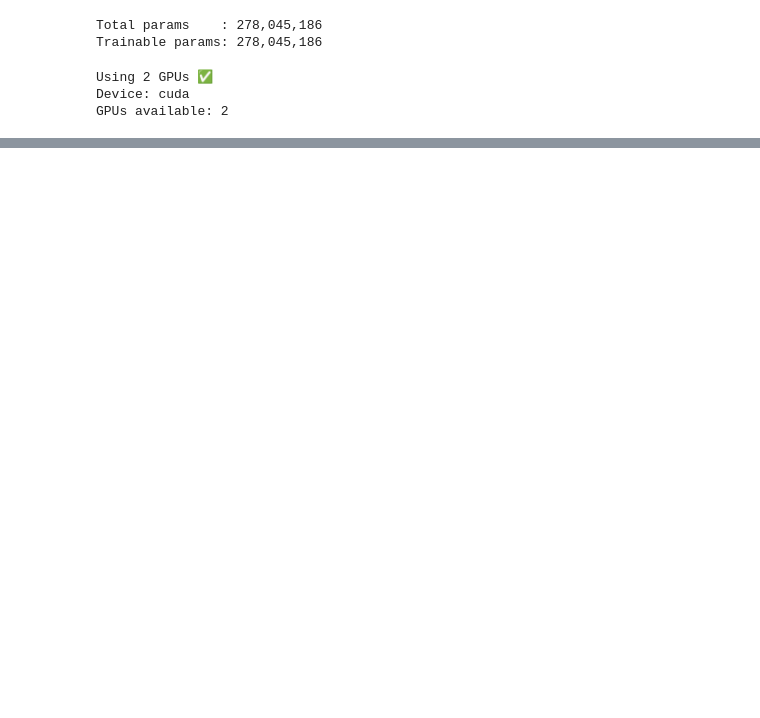
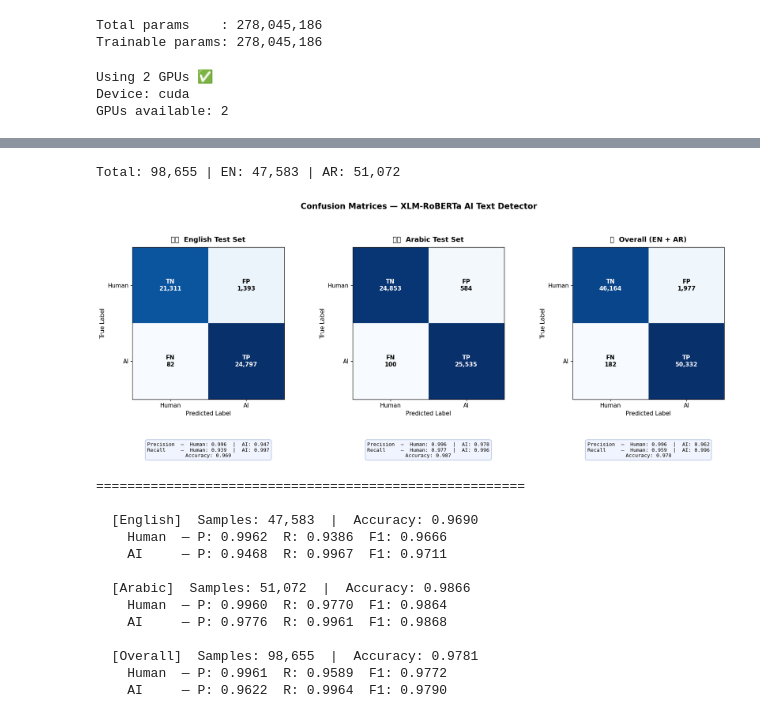
Before and after one commit to ramezaboud/AI-text-detector, a Jupyter notebook: src/notebooks/final-notebook.ipynb, the cells around one changed output, grey strips where cells are left out. Cells and saved outputs as stored; diff of their text form; code cells hidden in the pictures; blank space fills up the shorter version.

```diff
--- a/src/notebooks/final-notebook.ipynb
+++ b/src/notebooks/final-notebook.ipynb
@@ -62,7 +60,7 @@ Total: 508456
 # %%
-# df = pd.concat([df_en, df_ar], ignore_index=True)
-# df = df.sample(frac=1, random_state=42).reset_index(drop=True)
+df = pd.concat([df_en, df_ar], ignore_index=True)
+df = df.sample(frac=1, random_state=42).reset_index(drop=True)
 
-# print(f"Total   : {len(df):,}")
-# print(f"\nLabel dist:\n{df['label'].value_counts()}")
+print(f"Total   : {len(df):,}")
+print(f"\nLabel dist:\n{df['label'].value_counts()}")
 # %% [output]
@@ -497,8 +516,8 @@ import torch
 from transformers import AutoTokenizer
 from tqdm.auto import tqdm
 
-model = AutoModelForSequenceClassification.from_pretrained("/kaggle/input/datasets/ramezaboud/best-model2/best_model")
-tokenizer = AutoTokenizer.from_pretrained("/kaggle/input/datasets/ramezaboud/best-model2/best_model")
+model = AutoModelForSequenceClassification.from_pretrained("/kaggle/input/datasets/ramezfawzy/best-model-v2/best_model")
+tokenizer = AutoTokenizer.from_pretrained("/kaggle/input/datasets/ramezfawzy/best-model-v2/best_model")
 
 device = torch.device("cuda" if torch.cuda.is_available() else "cpu")
 print(f"Device: {device}")
@@ -525,7 +547,6 @@ model.eval()
 
 # Lang mapping
 df_with_lang = df.copy()
-df_with_lang["lang"] = ["en"] * len(df_en) + ["ar"] * len(df_ar)
 test_langs = df_with_lang.loc[df_test.index, "lang"].reset_index(drop=True)
 
 all_preds, all_labels, all_langs = [], [], []
@@ -584,30 +605,46 @@ def plot_cm(ax, cm, title, classes=["Human", "AI"]):
 
 mask_en = all_langs == "en"
 mask_ar = all_langs == "ar"
 
 cm_en      = confusion_matrix(all_labels[mask_en], all_preds[mask_en])
 cm_ar      = confusion_matrix(all_labels[mask_ar], all_preds[mask_ar])
 cm_overall = confusion_matrix(all_labels, all_preds)
 
 fig = plt.figure(figsize=(20, 6))
 fig.suptitle("Confusion Matrices — XLM-RoBERTa AI Text Detector", fontsize=15, fontweight="bold", y=1.02)
 gs = gridspec.GridSpec(1, 3, wspace=0.45)
 
 plot_cm(fig.add_subplot(gs[0]), cm_en,      "🇬🇧  English Test Set")
 plot_cm(fig.add_subplot(gs[1]), cm_ar,      "🇸🇦  Arabic Test Set")
 plot_cm(fig.add_subplot(gs[2]), cm_overall, "🌍  Overall (EN + AR)")
 
 plt.tight_layout()
 plt.savefig("confusion_matrices.png", dpi=150, bbox_inches="tight")
 plt.show()
 
 # Console summary
 print("\n" + "="*55)
 for tag, mask in [("English", mask_en), ("Arabic", mask_ar), ("Overall", np.ones(len(all_labels), dtype=bool))]:
     y_true = all_labels[mask]; y_pred = all_preds[mask]
     print(f"\n  [{tag}]  Samples: {len(y_true):,}  |  Accuracy: {accuracy_score(y_true, y_pred):.4f}")
     for cls, lbl in [("Human", 0), ("AI", 1)]:
         p = precision_score(y_true, y_pred, pos_label=lbl, zero_division=0)
         r = recall_score(y_true, y_pred, pos_label=lbl, zero_division=0)
         f = f1_score(y_true, y_pred, pos_label=lbl, zero_division=0)
         print(f"    {cls:6s} — P: {p:.4f}  R: {r:.4f}  F1: {f:.4f}")
+# %% [output]
+Total: 98,655 | EN: 47,583 | AR: 51,072
+[figure, added]
+=======================================================
+
+  [English]  Samples: 47,583  |  Accuracy: 0.9690
+    Human  — P: 0.9962  R: 0.9386  F1: 0.9666
+    AI     — P: 0.9468  R: 0.9967  F1: 0.9711
+
+  [Arabic]  Samples: 51,072  |  Accuracy: 0.9866
+    Human  — P: 0.9960  R: 0.9770  F1: 0.9864
+    AI     — P: 0.9776  R: 0.9961  F1: 0.9868
+
+  [Overall]  Samples: 98,655  |  Accuracy: 0.9781
+    Human  — P: 0.9961  R: 0.9589  F1: 0.9772
+    AI     — P: 0.9622  R: 0.9964  F1: 0.9790
```
Also changed, not shown: parts of 24 cells of this notebook.
